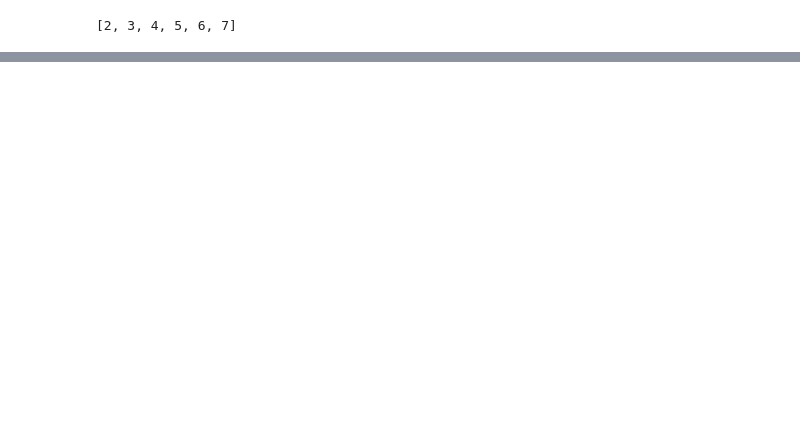
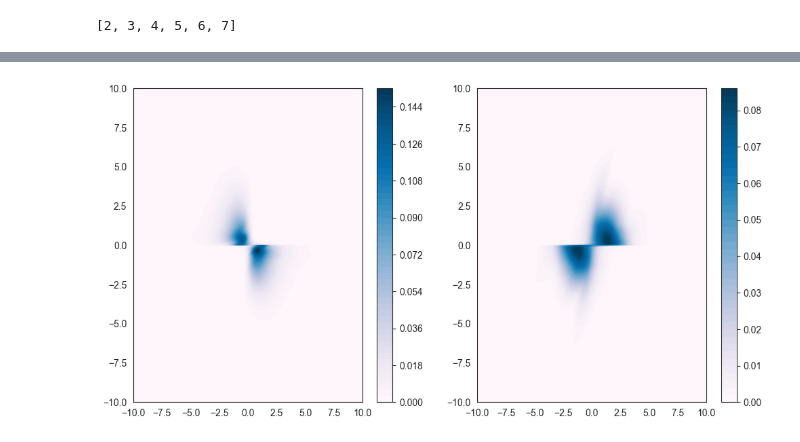
Before and after one commit to ofurman/counterfactuals, a Jupyter notebook: notebooks/dequantization.ipynb, the cells around one changed output, grey strips where cells are left out. Drawn from its saved outputs; the diff is of its cells as text; code cells hidden in the pictures; blank space fills up the shorter version.

```diff
--- a/notebooks/dequantization.ipynb
+++ b/notebooks/dequantization.ipynb
@@ -15,0 +223,20 @@ dataset.categorical_columns
+# %%
+# quants = [len(cat) for cat in dataset.categorical_features_lists]
+quants = [2, 2]
+category_indices = [0, 1]
+
+gen_model = MaskedAutoregressiveFlow(
+    features=2,
+    hidden_features=16,
+    num_layers=2,
+    context_features=1,
+    category_counts=quants,
+    category_indices=category_indices,
+)
+# %%
+gen_model.fit(
+    train_loader=dl,
+    test_loader=dl,
+    num_epochs=5000,
+    learning_rate=1e-3,
+)
@@ -15,0 +256,58 @@ dataset.categorical_columns
+# %%
+import matplotlib.cm as cm
+
+# fig, ax = plt.subplots(1, 1)
+# fig.set_size_inches(8, 6)
+
+lat_size = 300
+xline = torch.linspace(-10, 10, lat_size)
+yline = torch.linspace(-10, 10, lat_size)
+xgrid, ygrid = torch.meshgrid(xline, yline)
+xyinput = torch.cat([xgrid.reshape(-1, 1), ygrid.reshape(-1, 1)], dim=1)
+
+with torch.no_grad():
+    zgrid_0 = (
+        gen_model.log_prob_(
+            xyinput, torch.zeros(lat_size**2, 1), without_dequantization=True
+        )
+        .exp()
+        .reshape(lat_size, lat_size)
+    )
+    zgrid_1 = (
+        gen_model.log_prob_(
+            xyinput, torch.ones(lat_size**2, 1), without_dequantization=True
+        )
+        .exp()
+        .reshape(lat_size, lat_size)
+    )
+
+zgrid_0 = zgrid_0.numpy()
+zgrid_1 = zgrid_1.numpy()
+
+# make contourf subplots for each class
+
+
+fig, ax = plt.subplots(1, 2)
+fig.set_size_inches(12, 6)
+cs = ax[0].contourf(
+    xgrid.numpy(),
+    ygrid.numpy(),
+    zgrid_0,
+    levels=50,
+    cmap=cm.PuBu,  # locator=ticker.LogLocator()
+)
+
+cbar = fig.colorbar(cs)  # noqa: F841
+
+cs = ax[1].contourf(
+    xgrid.numpy(),
+    ygrid.numpy(),
+    zgrid_1,
+    levels=50,
+    cmap=cm.PuBu,  # locator=ticker.LogLocator()
+)
+cbar = fig.colorbar(cs)  # noqa: F841
+
+# plt.show()
+# %% [output]
+[figure, added]
```
Also changed, not shown: parts of 28 cells of this notebook, 20 other files.
